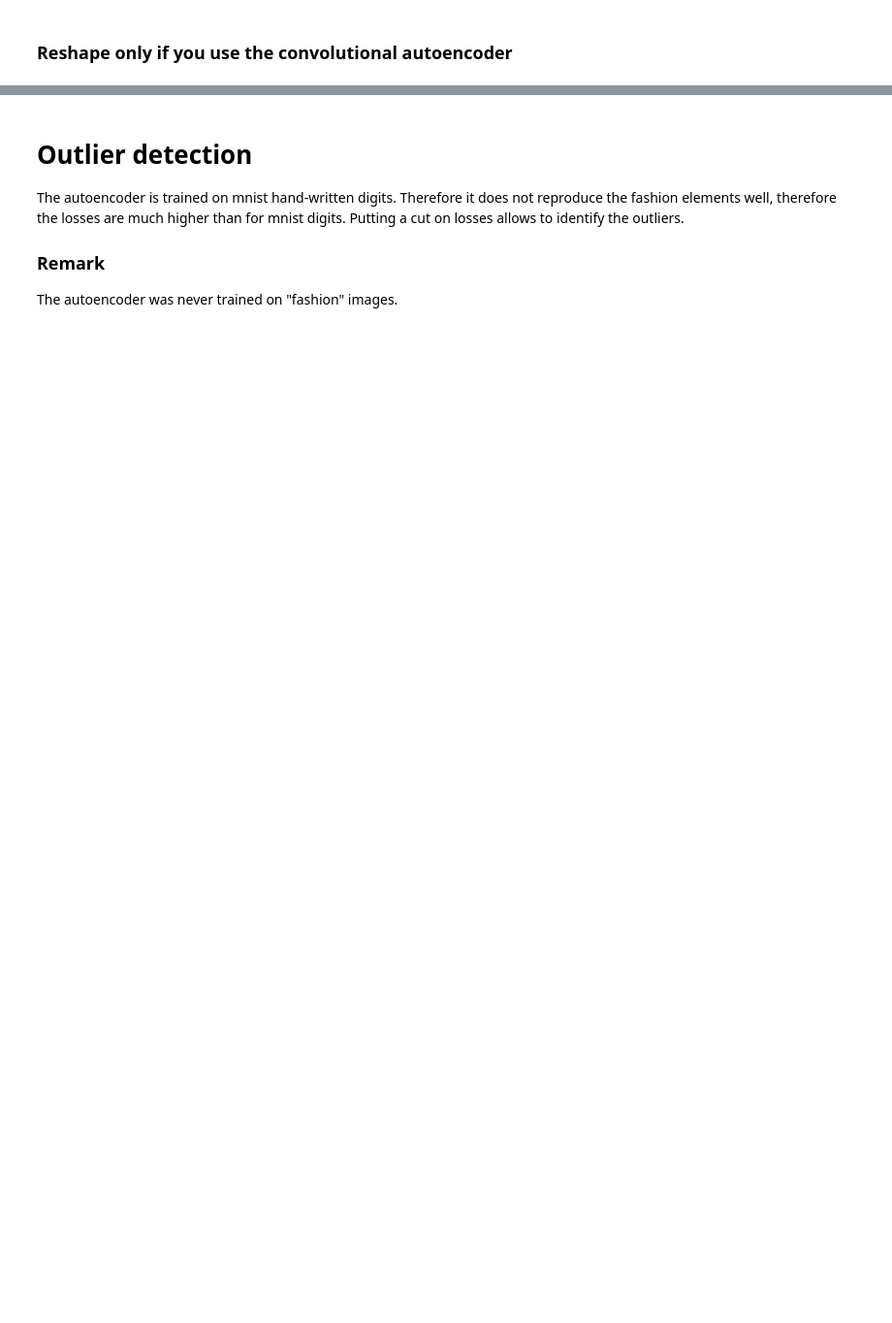
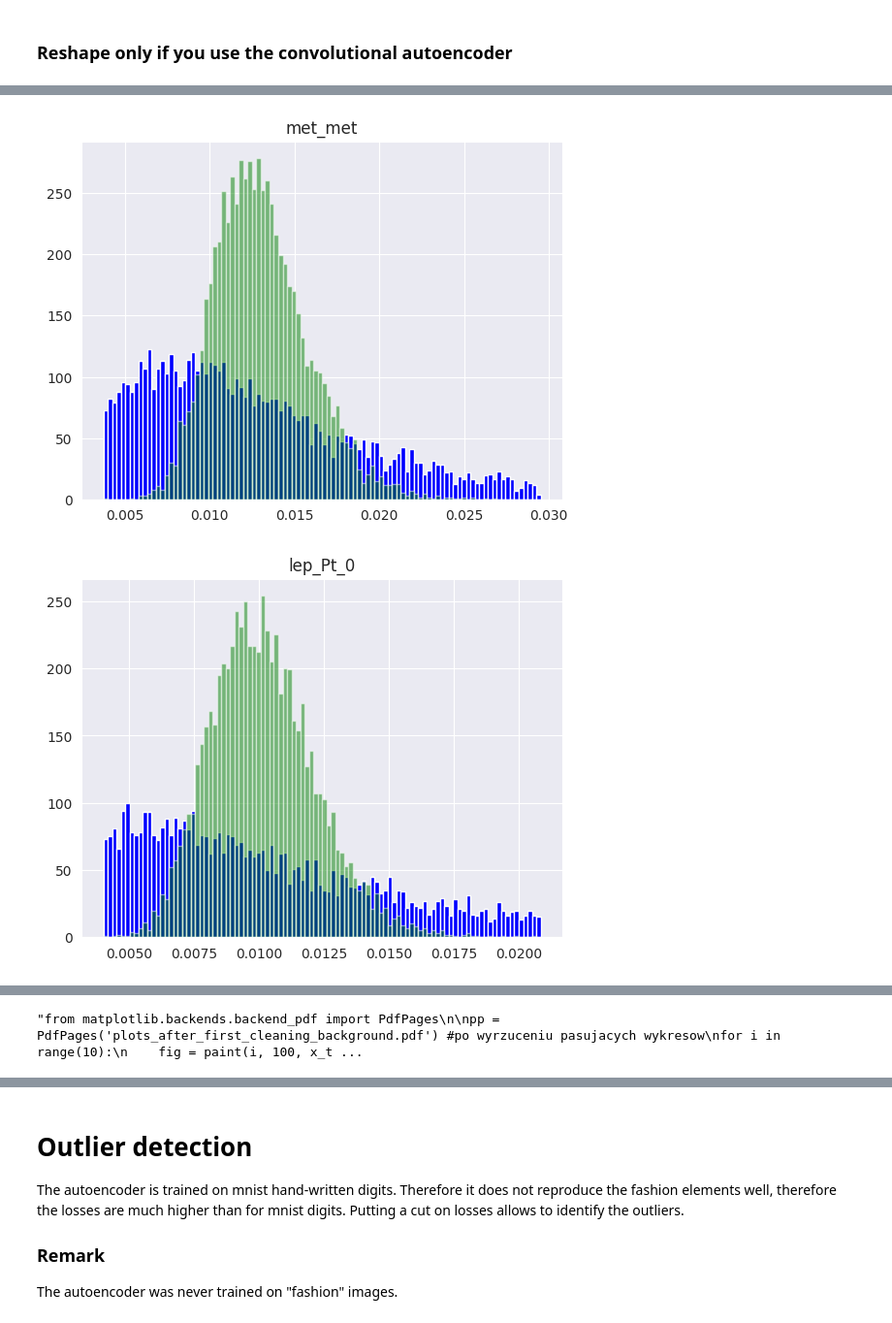
Before and after one commit to slysek/autoencoding_pp, a Jupyter notebook: Autoencoder_outliers.ipynb, the cells around one changed output, grey strips where cells are left out. Shown at 97% size. Cells and saved outputs as stored; diff of their text form; code cells hidden in the pictures; blank space fills up the shorter version.

```diff
--- a/Autoencoder_outliers.ipynb
+++ b/Autoencoder_outliers.ipynb
@@ -265,6 +227,3 @@ xs_train.shape
-# %%
-for i in range(32):
-    paint(i, 100, x_test[:,i])
 # %% [markdown]
 # Calculate the losses for mnist digits and fasion mnist and plot a histogram
 # %%
@@ -275,14 +234,13 @@ signal_output = autoencoder.predict(xs_test)
 ### Reshape only if you use the convolutional autoencoder
 # %%
 def paint(key, m, list, list2):
-    biny = bins(m, list)
+    fig = plt.figure()
+    biny = bins(m, list2)
     plt.hist(list, bins=biny, color='blue')
-    plt.hist(list2, bins=biny, color='red')
+    plt.hist(list2, bins=biny, color='green', alpha=0.5)
     plt.title(keys[key])
     plt.show()
+    return fig
-# %%
-for i in range(2):
-    paint(i, 100, x_test[:,i], decoded_data[i])
 # %%
 losses = keras.losses.mean_squared_error(decoded_data, x_test)
 #print(losses[0:20])
@@ -300,0 +259,14 @@ plt.show()
+# %%
+for i in range(10):
+    paint(i, 100, x_test[:,i], decoded_data[:,i])
+
+'''from matplotlib.backends.backend_pdf import PdfPages
+
+pp = PdfPages('plots_after_first_cleaning_background.pdf') #po wyrzuceniu pasujacych wykresow
+for i in range(10):
+    fig = paint(i, 100, x_test[:,i], decoded_data[:,i])
+    plt.savefig(pp, format='pdf')
+pp.close()'''
+# %% [output]
+[figure, added]
+[figure, added]
@@ -300,0 +281 @@ plt.show()
+"from matplotlib.backends.backend_pdf import PdfPages\n\npp = PdfPages('plots_after_first_cleaning_background.pdf') #po wyrzuceniu pasujacych wykresow\nfor i in range(10):\n    fig = paint(i, 100, x_t ...
```
Also changed, not shown: parts of 43 cells of this notebook.
